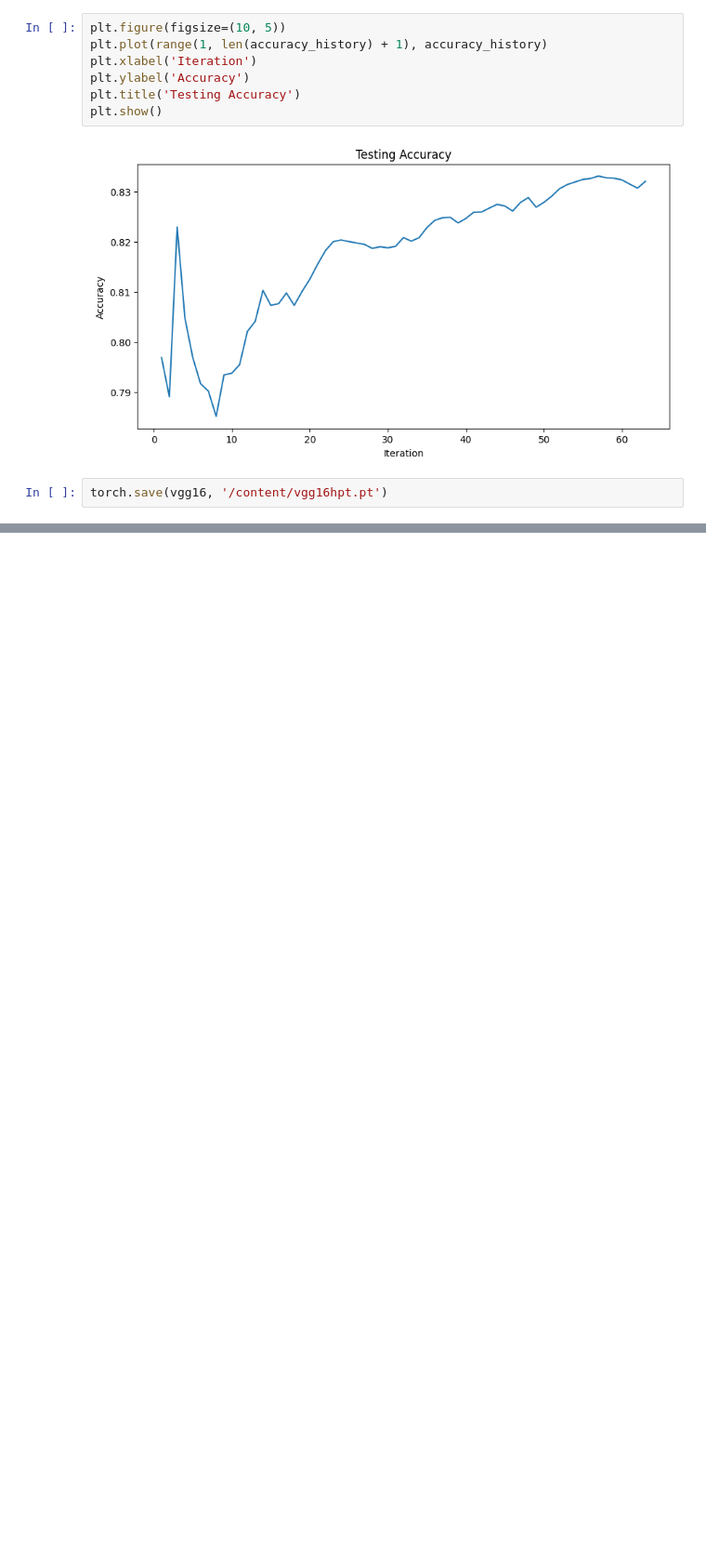
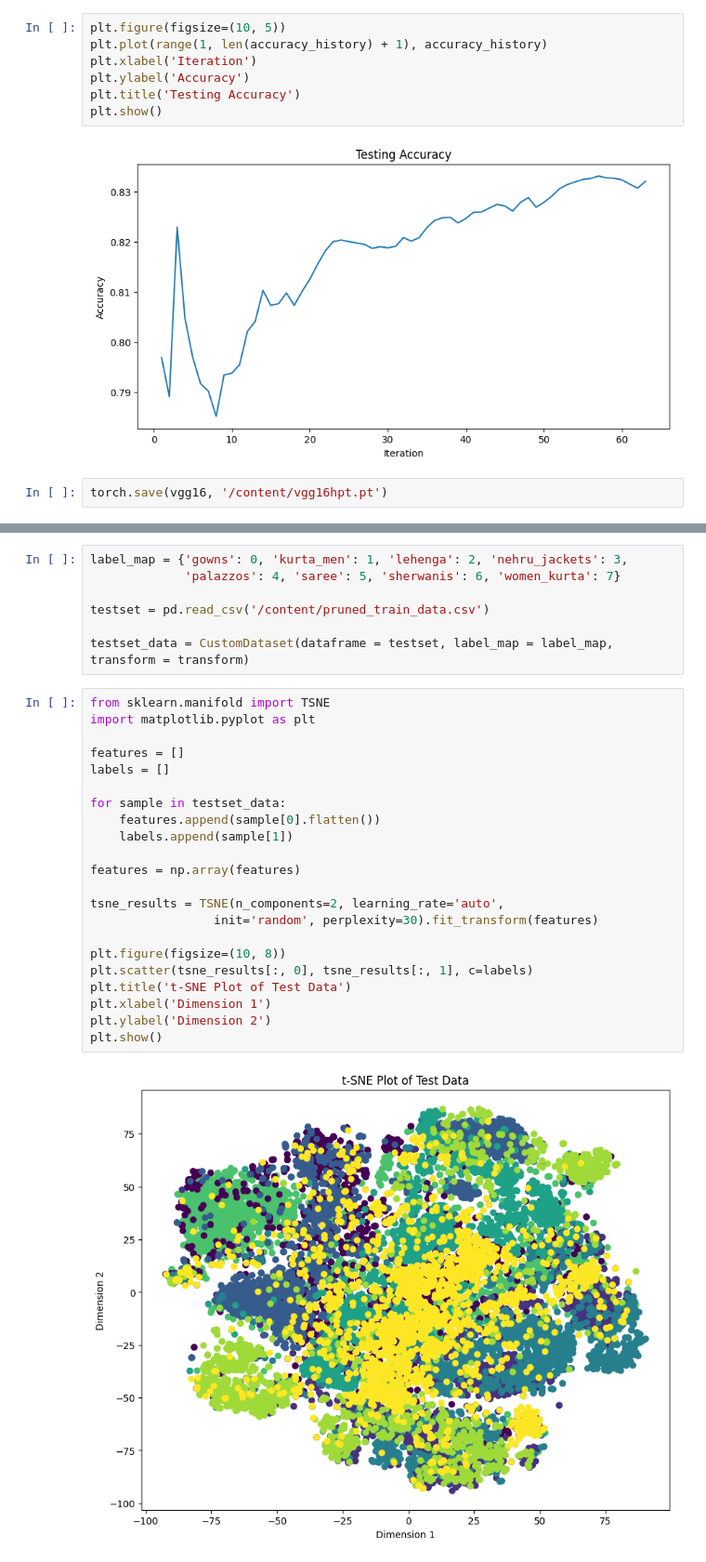
Before and after one commit to thuhinkhanna/COMP-6721-Project, a Jupyter notebook: AI_Project_Indo_Fashion_Dataset.ipynb, the cells around one changed output, grey strips where cells are left out. Shown at 93% size. Cells and saved outputs as stored; diff of their text form; blank space fills up the shorter version.

Commit message:
t-SNE Plot

```diff
--- a/AI_Project_Indo_Fashion_Dataset.ipynb
+++ b/AI_Project_Indo_Fashion_Dataset.ipynb
@@ -1418,0 +1451,31 @@ torch.save(vgg16, '/content/vgg16hpt.pt')
+# %%
+label_map = {'gowns': 0, 'kurta_men': 1, 'lehenga': 2, 'nehru_jackets': 3,
+             'palazzos': 4, 'saree': 5, 'sherwanis': 6, 'women_kurta': 7}
+
+testset = pd.read_csv('/content/pruned_train_data.csv')
+
+testset_data = CustomDataset(dataframe = testset, label_map = label_map, transform = transform)
+# %%
+from sklearn.manifold import TSNE
+import matplotlib.pyplot as plt
+
+features = []
+labels = []
+
+for sample in testset_data:
+    features.append(sample[0].flatten())
+    labels.append(sample[1])
+
+features = np.array(features)
+
+tsne_results = TSNE(n_components=2, learning_rate='auto',
+                 init='random', perplexity=30).fit_transform(features)
+
+plt.figure(figsize=(10, 8))
+plt.scatter(tsne_results[:, 0], tsne_results[:, 1], c=labels)
+plt.title('t-SNE Plot of Test Data')
+plt.xlabel('Dimension 1')
+plt.ylabel('Dimension 2')
+plt.show()
+# %% [output]
+[figure, added]
```
Also changed, not shown: parts of 3 cells of this notebook.
